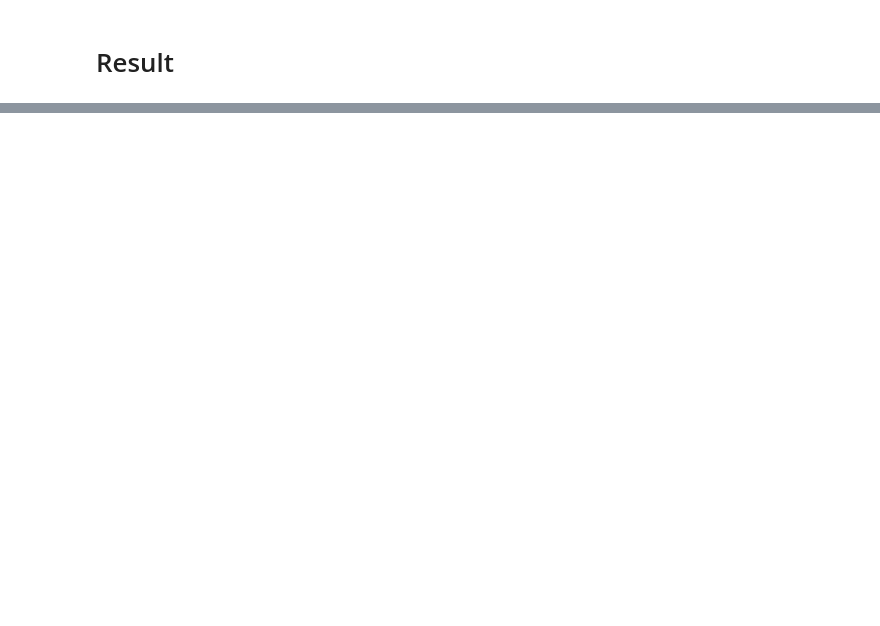
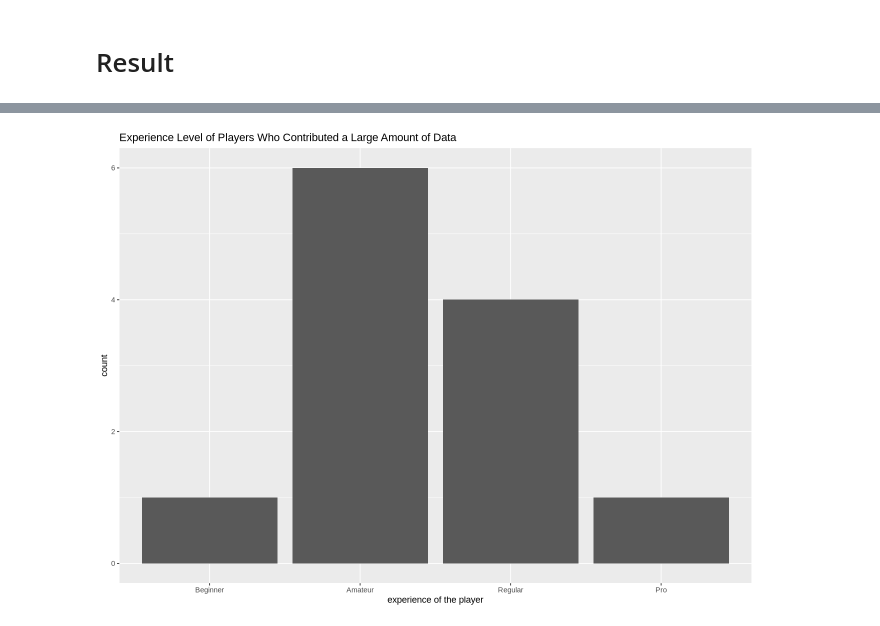
Before and after one commit to ryan-chess/dsci-100-individual-project-template, a Jupyter notebook: Project-Report.ipynb, the cells around one changed output, grey strips where cells are left out. Drawn from its saved outputs; the diff is of its cells as text; code cells hidden in the pictures; blank space fills up the shorter version.

```diff
--- a/Project-Report.ipynb
+++ b/Project-Report.ipynb
@@ -185,0 +217,12 @@ A tibble: 1 × 3
+# %%
+large_data <- player_summary|>
+    select(.estimate)|>
+    pull()
+
+player_filtered <- players|>
+    filter(played_hours > large_data)|>
+    mutate(experience = factor(experience,
+                                   levels = 1:5,
+                                   labels = c("Beginner", "Amateur", "Regular", "Veteran", "Pro"))) # we don't need the numbers anymore
+player_filtered
+#nrow(player_filtered)
@@ -185,0 +240,8 @@ A tibble: 1 × 3
+# %%
+large_contributor_experience_plot <- player_filtered|>
+    ggplot(aes(x = experience))+
+    geom_histogram(stat= "count", binwidth = 1)+
+    labs(x = "experience of the player")+
+    ggtitle("Experience Level of Players Who Contributed a Large Amount of Data")
+large_contributor_experience_plot
+# %% [output]
@@ -185,0 +250 @@ A tibble: 1 × 3
+[figure, added]
```
Also changed, not shown: parts of 25 cells of this notebook.
